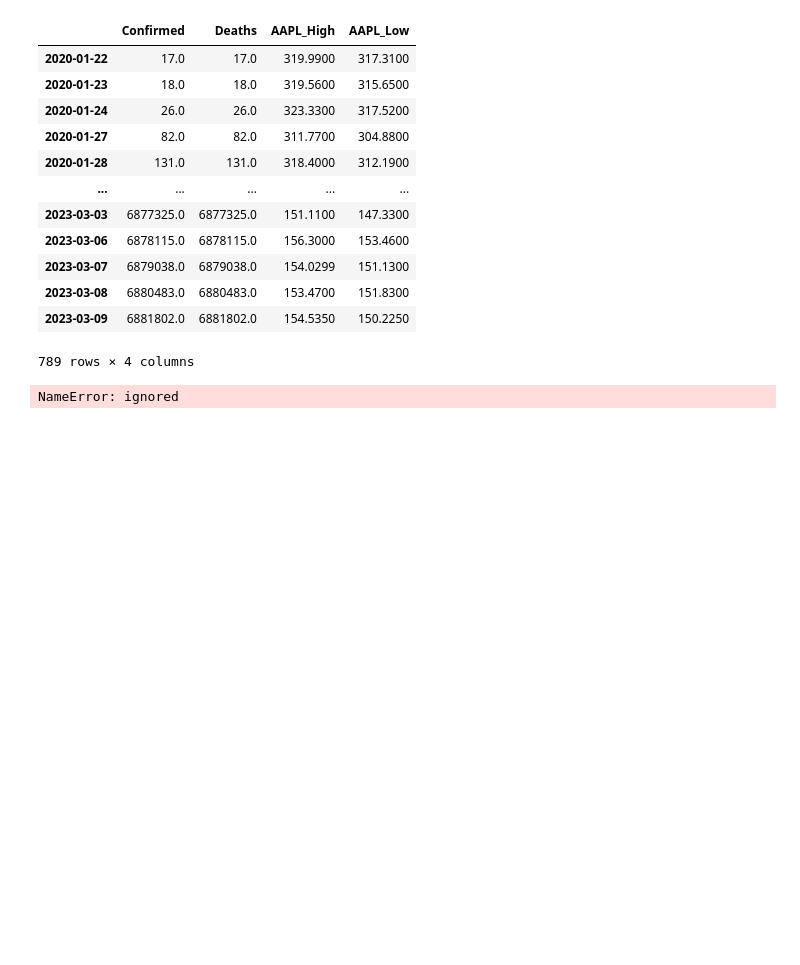
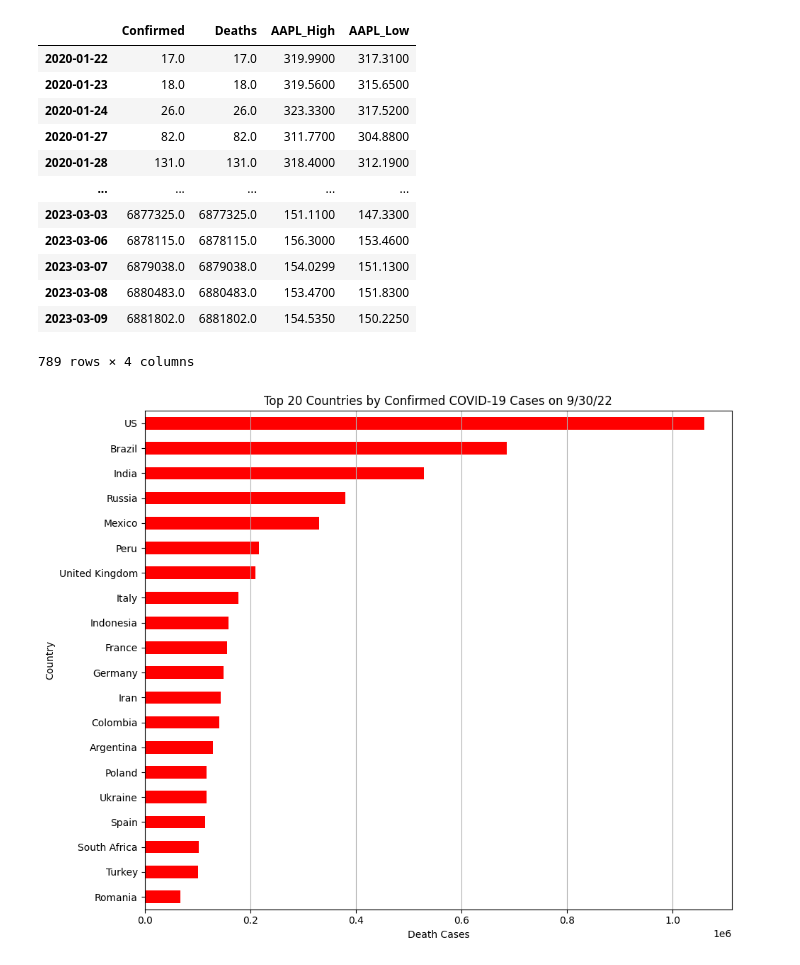
Before and after one commit to digvijay-singh-000520512/prog4ds_final_project_fall_2023, a Jupyter notebook: final.ipynb, the cells around one changed output. Drawn from its saved outputs; the diff is of its cells as text; code cells hidden in the pictures; blank space fills up the shorter version.

Commit message:
Question number 9 b Done

```diff
--- a/final.ipynb
+++ b/final.ipynb
@@ -141,23 +141,24 @@ global_data_df
 789 rows × 4 columns
 # %%
 chosen_date = '9/30/22'  # Example date
+import matplotlib.pyplot as plt
 
 # Group data by country and select the chosen date
-date_data = confirmed_cases_global_df.groupby('Country/Region')[chosen_date].sum()
+date_data = done_cases_global_df.groupby('Country/Region')[chosen_date].sum()
 
 # Sort data by the chosen date in ascending order and get top 20 countries
 top_20_countries = date_data.nlargest(20)
 
 # Creating a horizontal bar plot
 plt.figure(figsize=(10, 8))
 top_20_countries.sort_values().plot(kind='barh', color='red')
 plt.xlabel('Death Cases')
 plt.ylabel('Country')
 plt.title(f'Top 20 Countries by Confirmed COVID-19 Cases on {chosen_date}')
 plt.grid(axis='x')
 plt.tight_layout()
 
 # Displaying the plot
 plt.show()
 # %% [output]
-NameError: ignored
+[figure, added]
```
